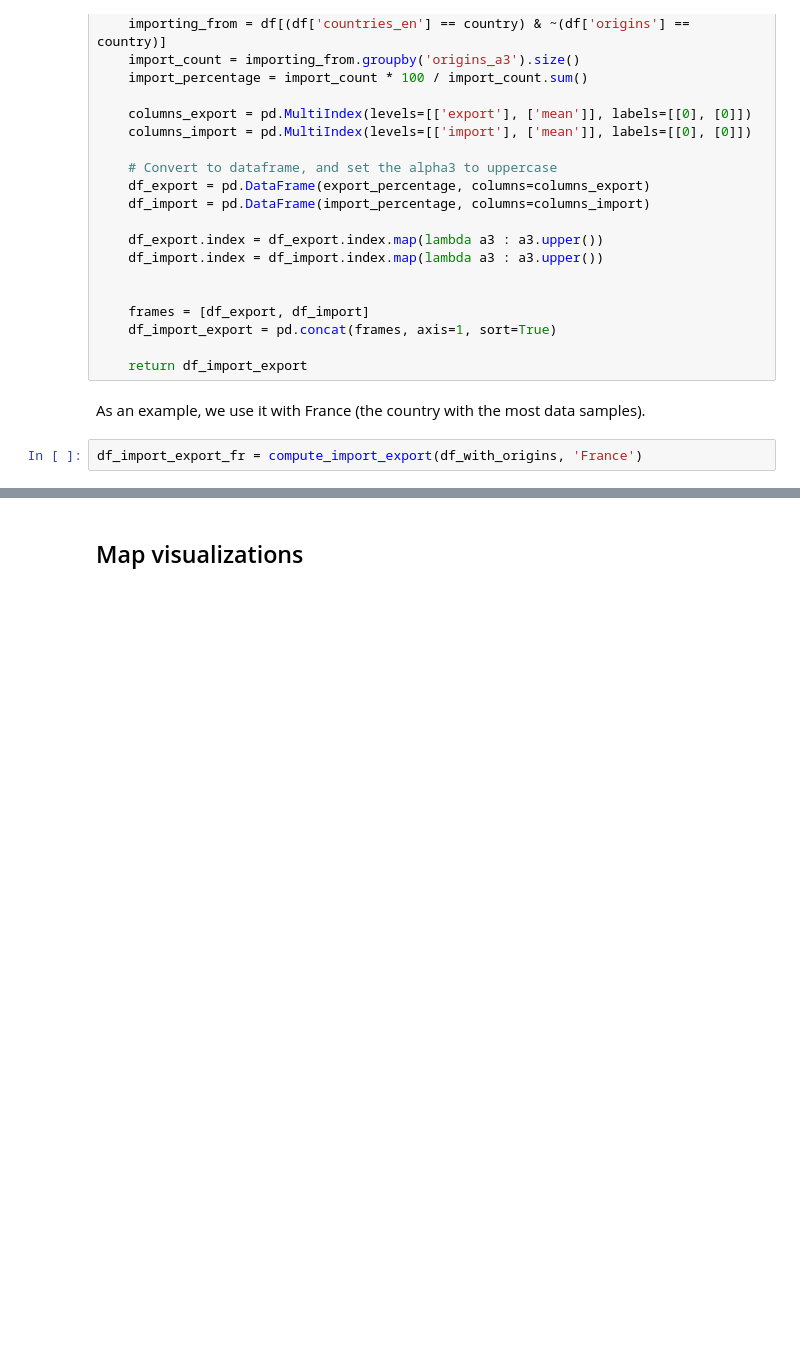
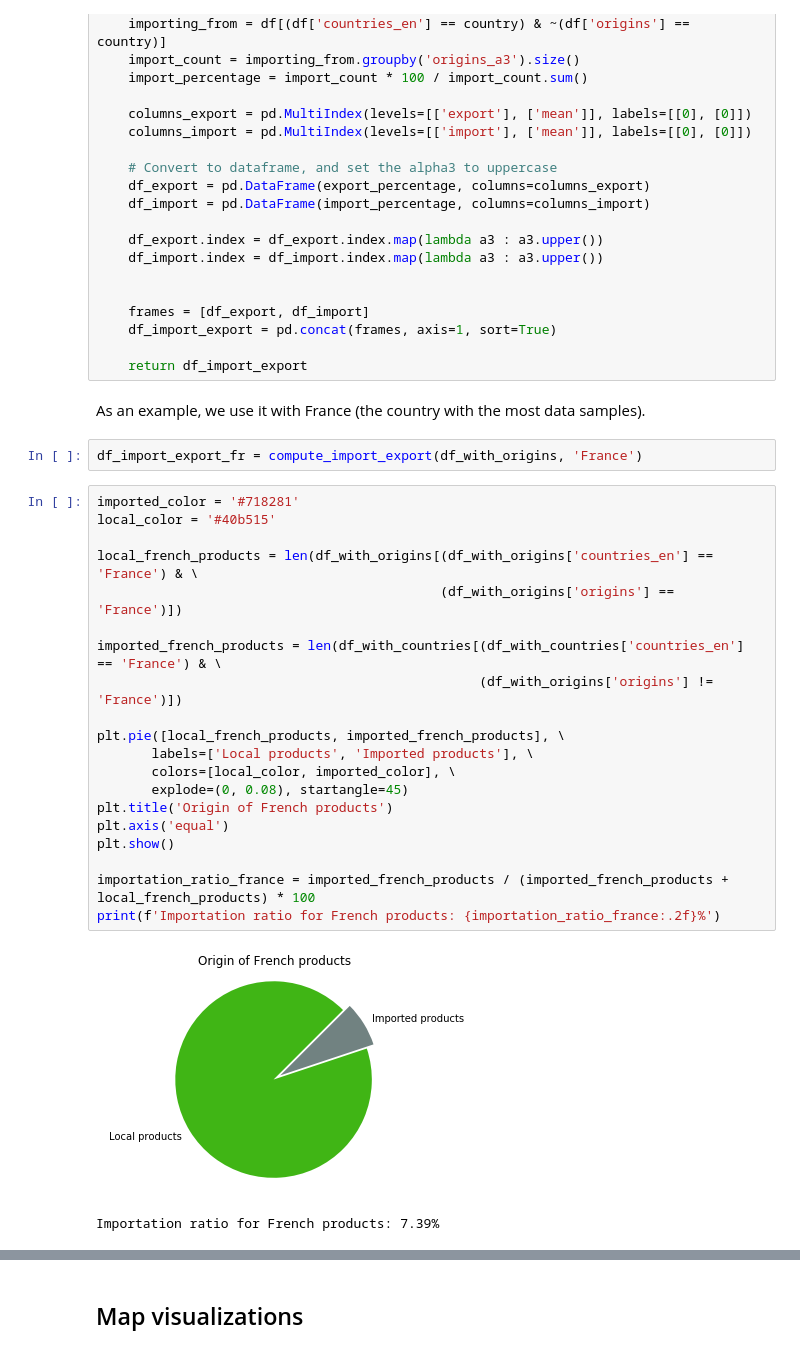
Before and after one commit to mattbuot/Project, a Jupyter notebook: ProjectADA-Final.ipynb, the cells around one changed output, grey strips where cells are left out. Drawn from its saved outputs; the diff is of its cells as text; blank space fills up the shorter version.

```diff
--- a/ProjectADA-Final.ipynb
+++ b/ProjectADA-Final.ipynb
@@ -701,3 +701,26 @@ def compute_import_export(df, country):
 As an example, we use it with France (the country with the most data samples).
 # %%
 df_import_export_fr = compute_import_export(df_with_origins, 'France')
+# %%
+imported_color = '#718281'
+local_color = '#40b515'
+
+local_french_products = len(df_with_origins[(df_with_origins['countries_en'] == 'France') & \
+                                            (df_with_origins['origins'] == 'France')])
+
+imported_french_products = len(df_with_countries[(df_with_countries['countries_en'] == 'France') & \
+                                                 (df_with_origins['origins'] != 'France')])
+
+plt.pie([local_french_products, imported_french_products], \
+       labels=['Local products', 'Imported products'], \
+       colors=[local_color, imported_color], \
+       explode=(0, 0.08), startangle=45)
+plt.title('Origin of French products')
+plt.axis('equal')
+plt.show()
+
+importation_ratio_france = imported_french_products / (imported_french_products + local_french_products) * 100
+print(f'Importation ratio for French products: {importation_ratio_france:.2f}%')
+# %% [output]
+[figure, added]
+Importation ratio for French products: 7.39%
```
Also changed, not shown: parts of 7 cells of this notebook, 19 other files.
